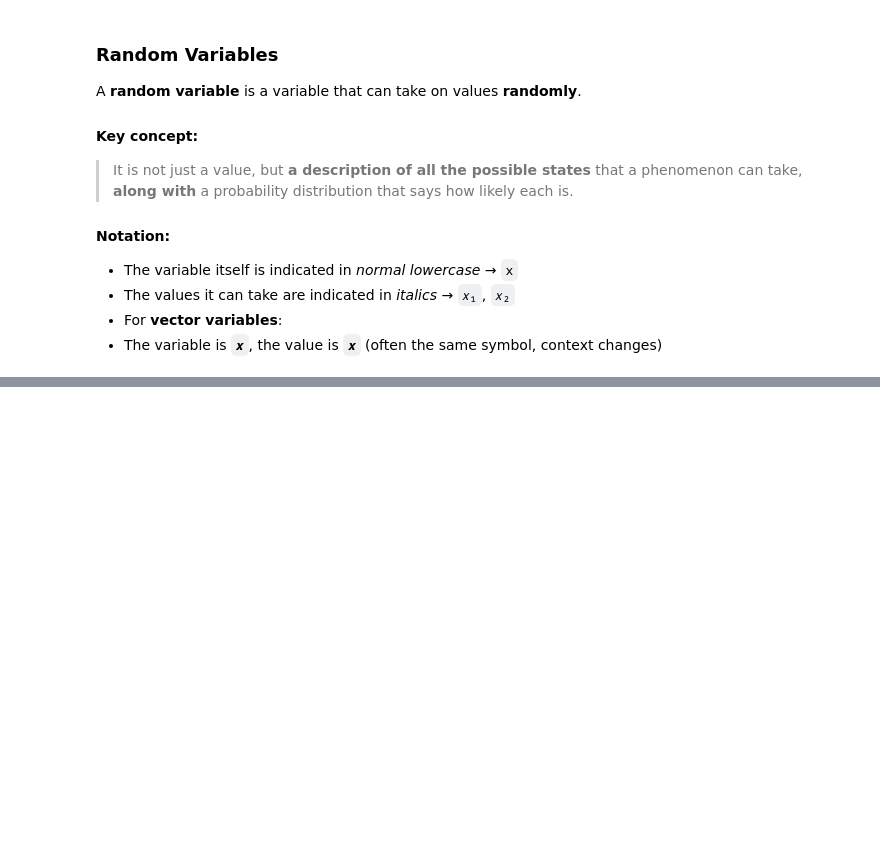
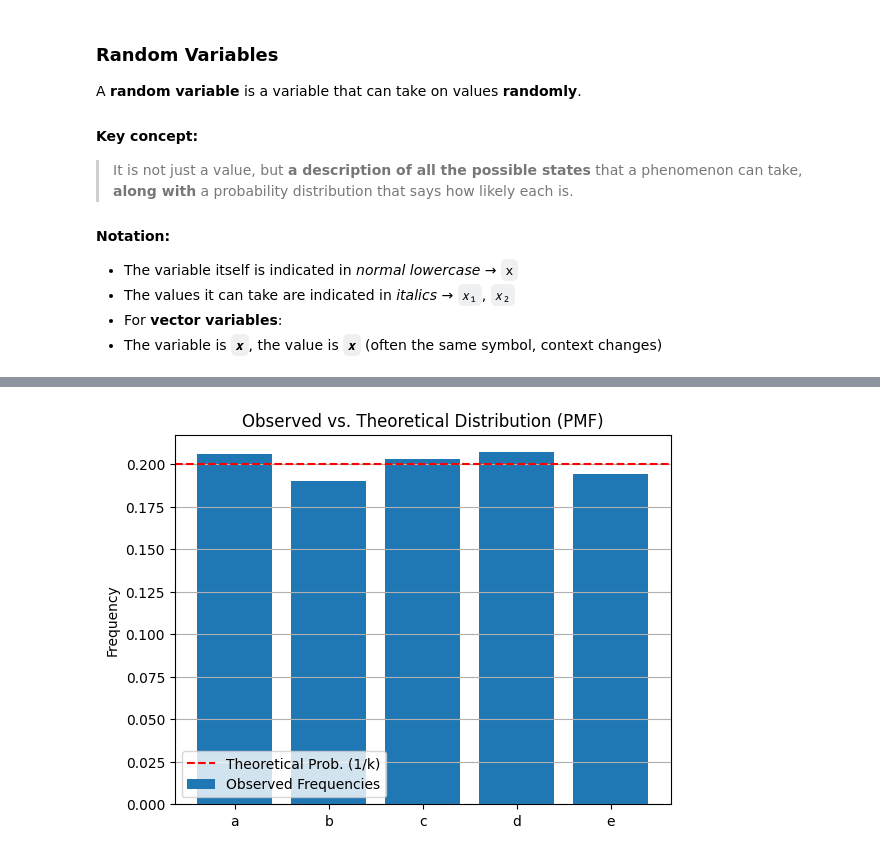
Before and after one commit to Mike014/My_AI_Engineer_Portfolio_Projects, a Jupyter notebook: Deep_Learning/Deep_Learning_Ian_Goodfellow_Yoshua_Bengio_Aaron Courville/chapter3.ipynb, the cells around one changed output, grey strips where cells are left out. Cells and saved outputs as stored; diff of their text form; code cells hidden in the pictures; blank space fills up the shorter version.

Commit message:
Fuckk... probability

```diff
--- a/Deep_Learning/Deep_Learning_Ian_Goodfellow_Yoshua_Bengio_Aaron Courville/chapter3.ipynb
+++ b/Deep_Learning/Deep_Learning_Ian_Goodfellow_Yoshua_Bengio_Aaron Courville/chapter3.ipynb
@@ -59,0 +119,10 @@
+# %%
+# Exercise: Let's simulate a discrete random variable with 5 states (e.g. {a, b, c, d, e})
+# We want a uniform probability distribution
+
+states = ['a', 'b', 'c', 'd', 'e']
+k = len(states)
+# %%
+# Uniform distribution: each state has probability 1/k
+probability = np.full(k, 1/k)
+probability
@@ -59,0 +153,15 @@
+# %%
+# Let's calculate the observed relative frequencies
+values, counts = np.unique(samples, return_counts=True)
+observed_frequencies = counts / len(samples)
+# %%
+# Display
+plt.bar(values, observed_frequencies, label="Observed Frequencies")
+plt.axhline(1 / k, color='red', linestyle='--', label="Theoretical Prob. (1/k)")
+plt.title("Observed vs. Theoretical Distribution (PMF)")
+plt.ylabel("Frequency")
+plt.legend()
+plt.grid(axis='y')
+plt.show()
+# %% [output]
+[figure, added]
```
Also changed, not shown: parts of 38 cells of this notebook, 1 other file.
